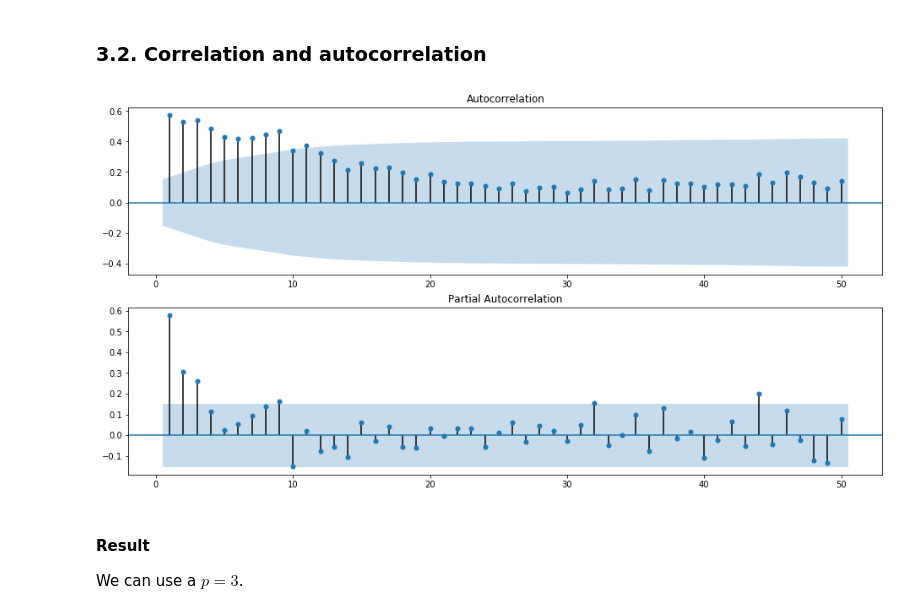
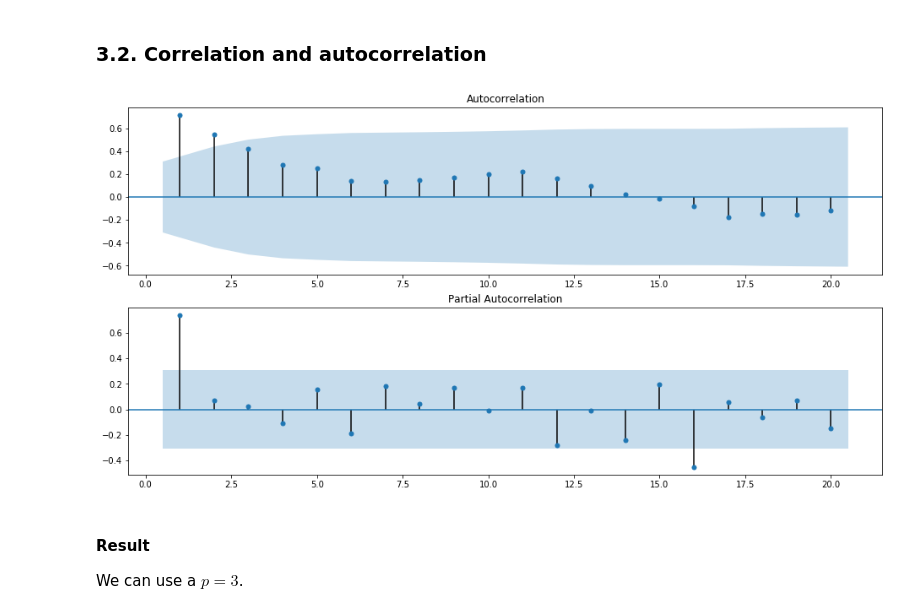
Before and after one commit to ansegura7/covid19-col-disease-impact, a Jupyter notebook: indicators/2-infant-mortality/code/im_ts_analysis.ipynb, the cells around one changed output. Saved outputs shown, nothing was run; the diff lists cells and outputs as text; code cells hidden in the pictures.

```diff
--- a/indicators/2-infant-mortality/code/im_ts_analysis.ipynb
+++ b/indicators/2-infant-mortality/code/im_ts_analysis.ipynb
@@ -47,7 +48,7 @@ import seaborn as sns
 #### Load full data
 # %%
 # Read raw data
-data_url = "../data/im_weekly_data.csv"
-rawdata = pd.read_csv(data_url, parse_dates=["date"], index_col=["date"])
+data_url = '../data/im_weekly_data.csv'
+rawdata = pd.read_csv(data_url, parse_dates=['date'])
 rawdata
 # %% [output]
@@ -67,0 +68,13 @@ rawdata
+# %%
+# Grouping data by January and February
+dataset = rawdata.groupby(['year', 'period']).agg('sum')
+dataset = dataset.drop(columns=['month', 'week'])
+
+for ix, row in dataset.iterrows():
+    curr_date = min(rawdata[(rawdata['year'] == ix[0]) & (rawdata['period'] == ix[1])]['date'])
+    dataset.at[ix, 'date'] = pd.to_datetime(curr_date).date()
+
+dataset.reset_index(inplace=True)
+dataset = dataset.reindex(columns=['date', 'year', 'period', 'value'])
+dataset = dataset.set_index('date')
+dataset
@@ -318,8 +354,10 @@ forecast_weeks = 52 - 7
 run_fit = False
 # %%
 # Cooking time-series data with frequency
-series_data = rawdata['value']
-series_data = series_data.asfreq(freq='W')
+filter_date = pd.to_datetime('2020-01-01').date()
+series_data = dataset['value']
+series_data = series_data.loc[series_data.index < filter_date]
+series_data = series_data.asfreq(freq='4W')
 series_data
 # %% [output]
 date
@@ -366,11 +408,11 @@ p-value: 3.892727651105727e-11
 # %%
 # Create figure
 fig, (ax1, ax2) = plt.subplots(2, 1, figsize=(16, 8))
-plot_acf(series_data, lags=50, zero=False, ax=ax1)
-plot_pacf(series_data, lags=50, zero=False, ax=ax2)
+plot_acf(series_data, lags=20, zero=False, ax=ax1)
+plot_pacf(series_data, lags=20, zero=False, ax=ax2)
 plt.show()
 # %% [output]
-[figure, old version]
+[figure, new version]
 # %% [markdown]
 #### Result
 We can use a $p = 3$.
```
Also changed, not shown: parts of 48 cells of this notebook, 2 other files.
